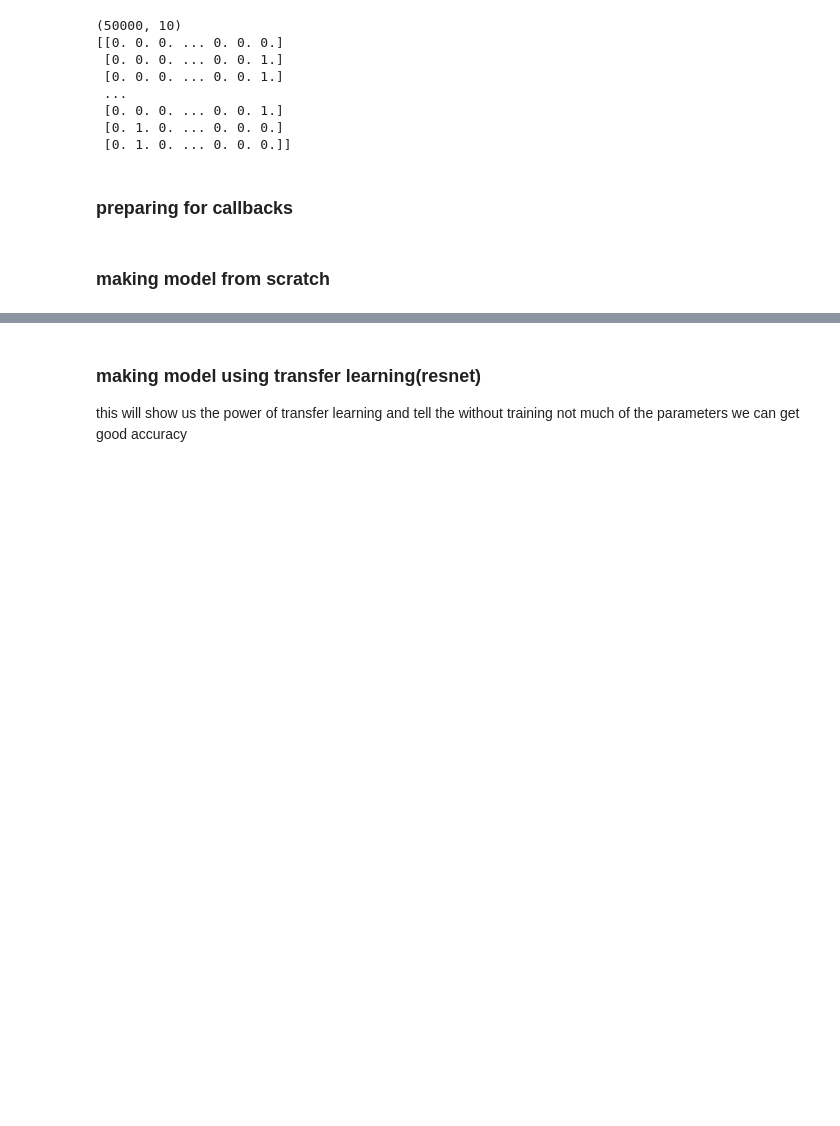
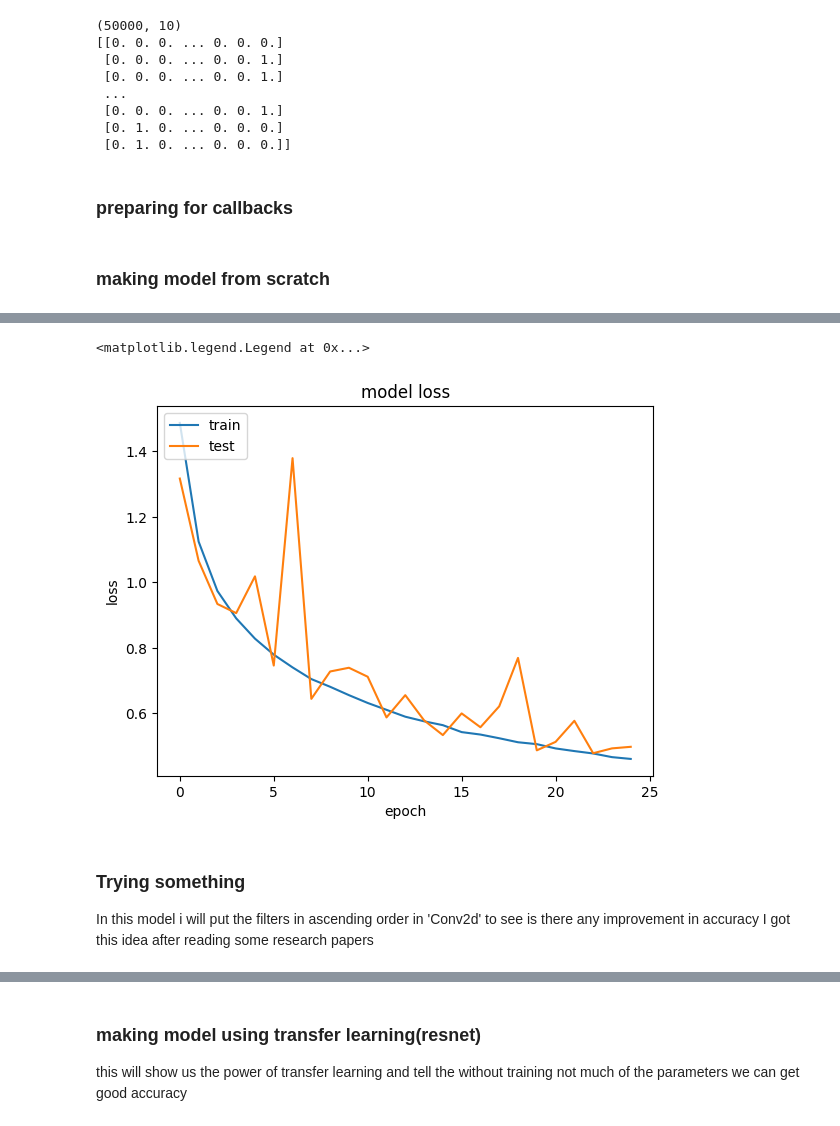
Before and after one commit to vnsh69/projects-ML-DL, a Jupyter notebook: cifar10_from_scratch.ipynb, the cells around one changed output, grey strips where cells are left out. Saved outputs shown, nothing was run; the diff lists cells and outputs as text; code cells hidden in the pictures; blank space fills up the shorter version.

```diff
--- a/cifar10_from_scratch.ipynb
+++ b/cifar10_from_scratch.ipynb
@@ -150,0 +209,14 @@ model.evaluate(test_data)
+# %%
+plt.plot(history.history['loss'])
+plt.plot(history.history['val_loss'])
+plt.title('model loss')
+plt.ylabel('loss')
+plt.xlabel('epoch')
+plt.legend(['train', 'test'], loc='upper left')
+# %% [output]
+<matplotlib.legend.Legend at 0x...>
+[figure, added]
+# %% [markdown]
+### Trying something
+In this model i will put the filters in ascending order in 'Conv2d' to see is there any improvement in accuracy
+I got this idea after reading some research papers
```
Also changed, not shown: parts of 33 cells of this notebook.
